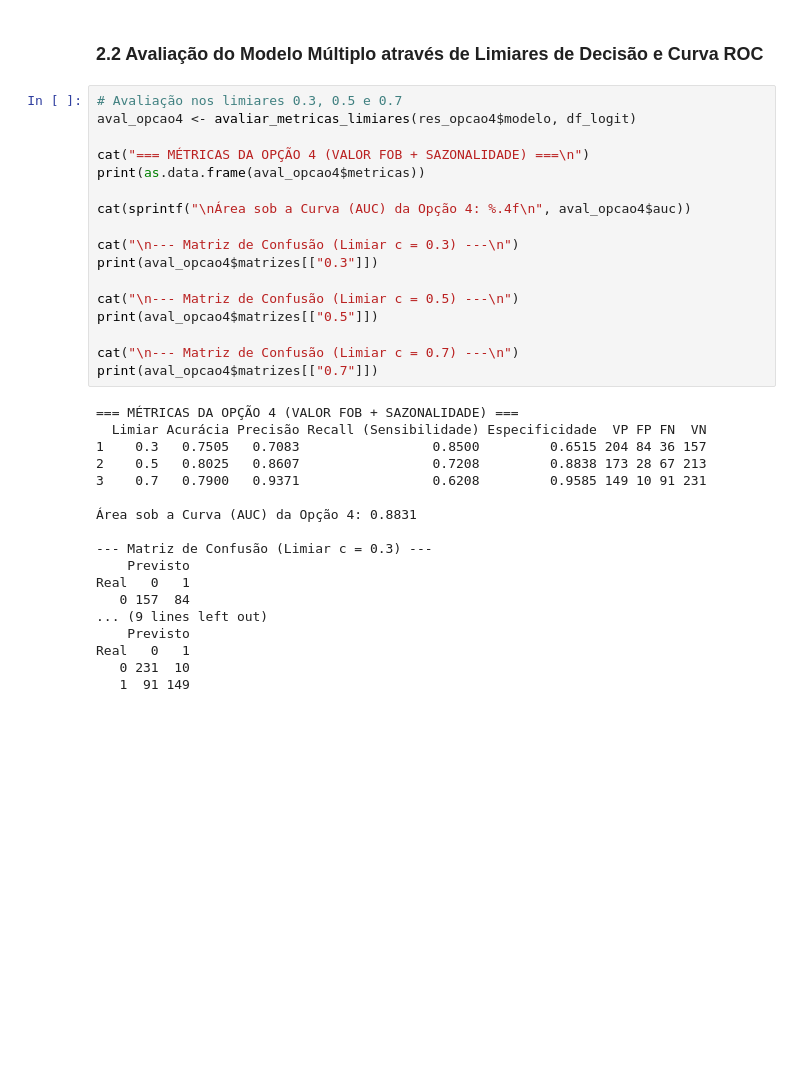
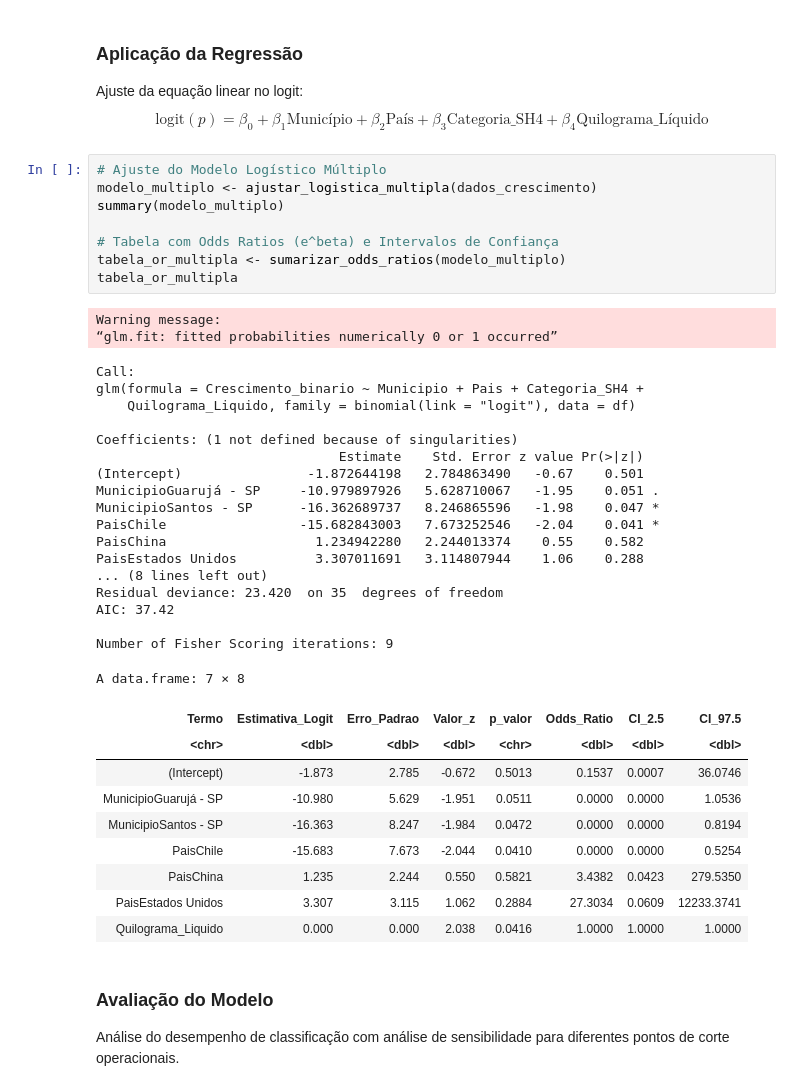
Before and after one commit to flaalevia15-gif/comex-aprendizado-estatistico_R, a Jupyter notebook: notebooks/05_regressao_logistica.ipynb, the cells around one changed output. Cells and saved outputs as stored; diff of their text form; blank space fills up the shorter version.

```diff
--- a/notebooks/05_regressao_logistica.ipynb
+++ b/notebooks/05_regressao_logistica.ipynb
@@ -204,38 +194,46 @@ mes_fatorSetembro  -0.24103010 0.55520775 -0.43412596 6.641970e-01
 # %% [markdown]
-### 2.2 Avaliação do Modelo Múltiplo através de Limiares de Decisão e Curva ROC
+### Aplicação da Regressão
+Ajuste da equação linear no logit:
+$$\text{logit}(p) = \beta_0 + \beta_1 \text{Município} + \beta_2 \text{País} + \beta_3 \text{Categoria\_SH4} + \beta_4 \text{Quilograma\_Líquido}$$
 # %%
-# Avaliação nos limiares 0.3, 0.5 e 0.7
-aval_opcao4 <- avaliar_metricas_limiares(res_opcao4$modelo, df_logit)
+# Ajuste do Modelo Logístico Múltiplo
+modelo_multiplo <- ajustar_logistica_multipla(dados_crescimento)
+summary(modelo_multiplo)
 
-cat("=== MÉTRICAS DA OPÇÃO 4 (VALOR FOB + SAZONALIDADE) ===\n")
-print(as.data.frame(aval_opcao4$metricas))
-
-cat(sprintf("\nÁrea sob a Curva (AUC) da Opção 4: %.4f\n", aval_opcao4$auc))
-
-cat("\n--- Matriz de Confusão (Limiar c = 0.3) ---\n")
-print(aval_opcao4$matrizes[["0.3"]])
-
-cat("\n--- Matriz de Confusão (Limiar c = 0.5) ---\n")
-print(aval_opcao4$matrizes[["0.5"]])
-
-cat("\n--- Matriz de Confusão (Limiar c = 0.7) ---\n")
-print(aval_opcao4$matrizes[["0.7"]])
+# Tabela com Odds Ratios (e^beta) e Intervalos de Confiança
+tabela_or_multipla <- sumarizar_odds_ratios(modelo_multiplo)
+tabela_or_multipla
 # %% [output]
-=== MÉTRICAS DA OPÇÃO 4 (VALOR FOB + SAZONALIDADE) ===
-  Limiar Acurácia Precisão Recall (Sensibilidade) Especificidade  VP FP FN  VN
-1    0.3   0.7505   0.7083                 0.8500         0.6515 204 84 36 157
-2    0.5   0.8025   0.8607                 0.7208         0.8838 173 28 67 213
-3    0.7   0.7900   0.9371                 0.6208         0.9585 149 10 91 231
-
-Área sob a Curva (AUC) da Opção 4: 0.8831
-
---- Matriz de Confusão (Limiar c = 0.3) ---
-    Previsto
-Real   0   1
-   0 157  84
-... (9 lines left out)
-    Previsto
-Real   0   1
-   0 231  10
-   1  91 149
+Warning message:
+“glm.fit: fitted probabilities numerically 0 or 1 occurred”
+Call:
+glm(formula = Crescimento_binario ~ Municipio + Pais + Categoria_SH4 +
+    Quilograma_Liquido, family = binomial(link = "logit"), data = df)
+
+Coefficients: (1 not defined because of singularities)
+                               Estimate    Std. Error z value Pr(>|z|)
+(Intercept)                -1.872644198   2.784863490   -0.67    0.501
+MunicipioGuarujá - SP     -10.979897926   5.628710067   -1.95    0.051 .
+MunicipioSantos - SP      -16.362689737   8.246865596   -1.98    0.047 *
+PaisChile                 -15.682843003   7.673252546   -2.04    0.041 *
+PaisChina                   1.234942280   2.244013374    0.55    0.582
+PaisEstados Unidos          3.307011691   3.114807944    1.06    0.288
+... (8 lines left out)
+Residual deviance: 23.420  on 35  degrees of freedom
+AIC: 37.42
+
+Number of Fisher Scoring iterations: 9
+A data.frame: 7 × 8
+| Termo | Estimativa_Logit | Erro_Padrao | Valor_z | p_valor | Odds_Ratio | CI_2.5 | CI_97.5 |
+| <chr> | <dbl> | <dbl> | <dbl> | <chr> | <dbl> | <dbl> | <dbl> |
+| (Intercept) | -1.873 | 2.785 | -0.672 | 0.5013 | 0.1537 | 0.0007 | 36.0746 |
+| MunicipioGuarujá - SP | -10.980 | 5.629 | -1.951 | 0.0511 | 0.0000 | 0.0000 | 1.0536 |
+| MunicipioSantos - SP | -16.363 | 8.247 | -1.984 | 0.0472 | 0.0000 | 0.0000 | 0.8194 |
+| PaisChile | -15.683 | 7.673 | -2.044 | 0.0410 | 0.0000 | 0.0000 | 0.5254 |
+| PaisChina | 1.235 | 2.244 | 0.550 | 0.5821 | 3.4382 | 0.0423 | 279.5350 |
+| PaisEstados Unidos | 3.307 | 3.115 | 1.062 | 0.2884 | 27.3034 | 0.0609 | 12233.3741 |
+| Quilograma_Liquido | 0.000 | 0.000 | 2.038 | 0.0416 | 1.0000 | 1.0000 | 1.0000 |
+# %% [markdown]
+### Avaliação do Modelo
+Análise do desempenho de classificação com análise de sensibilidade para diferentes pontos de corte operacionais.
 # %%
```
Also changed, not shown: parts of 18 cells of this notebook, 1 other file.
